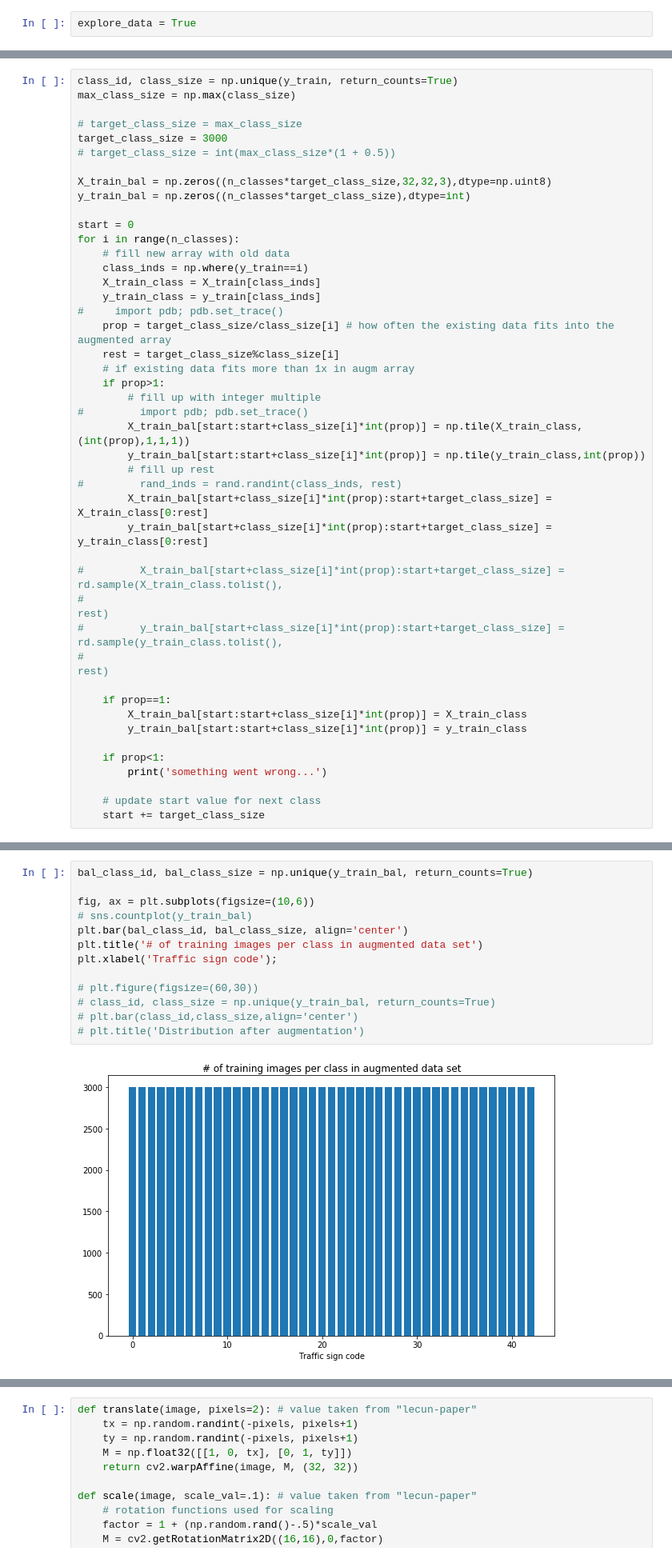
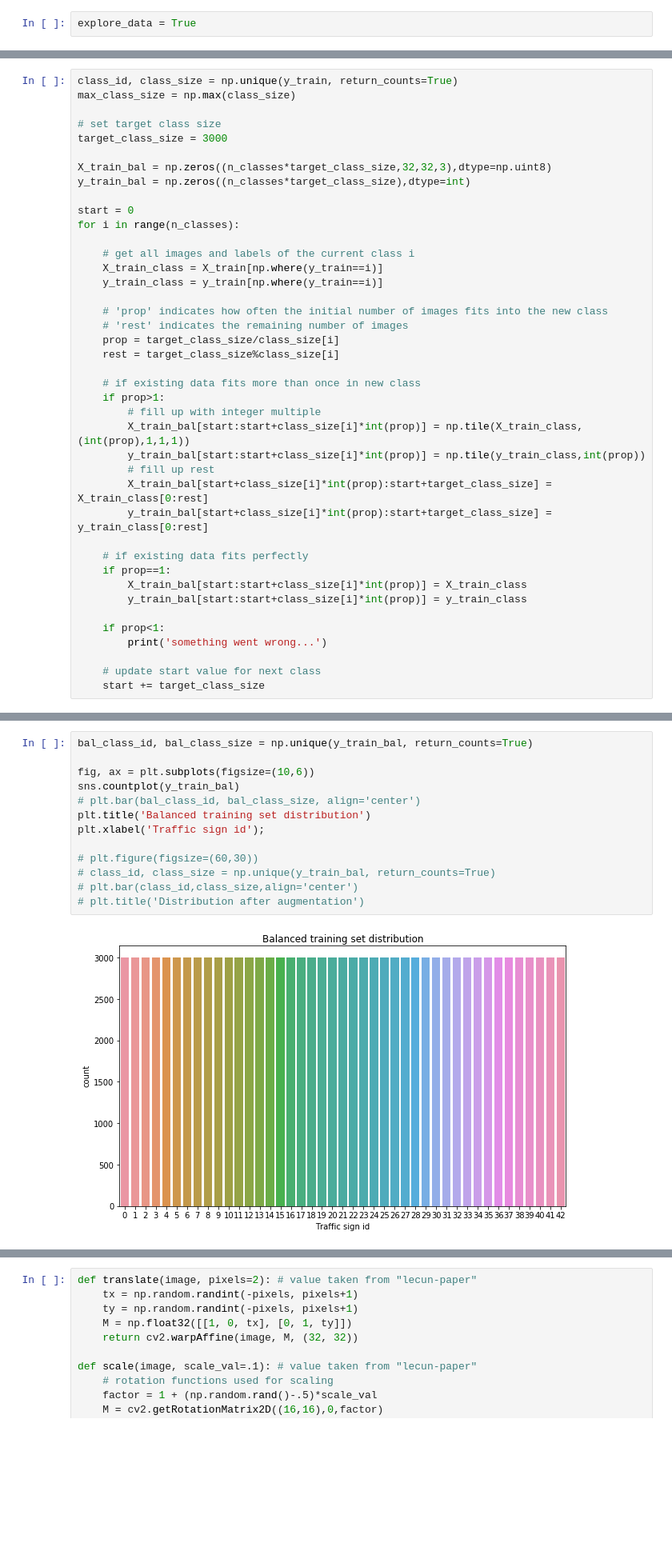
Before and after one commit to fstahl1/traffic-sign-classifier, a Jupyter notebook: Traffic_Sign_Classifier.ipynb, the cells around one changed output, grey strips where cells are left out. Shown at 80% size. Cells and saved outputs as stored; diff of their text form; blank space fills up the shorter version.

```diff
--- a/Traffic_Sign_Classifier.ipynb
+++ b/Traffic_Sign_Classifier.ipynb
@@ -188,38 +156,34 @@ plt.show()
 class_id, class_size = np.unique(y_train, return_counts=True)
 max_class_size = np.max(class_size)
 
-# target_class_size = max_class_size
+# set target class size
 target_class_size = 3000
-# target_class_size = int(max_class_size*(1 + 0.5))
 
 X_train_bal = np.zeros((n_classes*target_class_size,32,32,3),dtype=np.uint8)
 y_train_bal = np.zeros((n_classes*target_class_size),dtype=int)
 
 start = 0
 for i in range(n_classes):
-    # fill new array with old data
-    class_inds = np.where(y_train==i)
-    X_train_class = X_train[class_inds]
-    y_train_class = y_train[class_inds]
-#     import pdb; pdb.set_trace()
-    prop = target_class_size/class_size[i] # how often the existing data fits into the augmented array
+
+    # get all images and labels of the current class i
+    X_train_class = X_train[np.where(y_train==i)]
+    y_train_class = y_train[np.where(y_train==i)]
+
+    # 'prop' indicates how often the initial number of images fits into the new class
+    # 'rest' indicates the remaining number of images
+    prop = target_class_size/class_size[i]
     rest = target_class_size%class_size[i]
-    # if existing data fits more than 1x in augm array
+
+    # if existing data fits more than once in new class
     if prop>1:
         # fill up with integer multiple
-#         import pdb; pdb.set_trace()
         X_train_bal[start:start+class_size[i]*int(prop)] = np.tile(X_train_class,(int(prop),1,1,1))
         y_train_bal[start:start+class_size[i]*int(prop)] = np.tile(y_train_class,int(prop))
         # fill up rest
-#         rand_inds = rand.randint(class_inds, rest)
         X_train_bal[start+class_size[i]*int(prop):start+target_class_size] = X_train_class[0:rest]
         y_train_bal[start+class_size[i]*int(prop):start+target_class_size] = y_train_class[0:rest]
 
-#         X_train_bal[start+class_size[i]*int(prop):start+target_class_size] = rd.sample(X_train_class.tolist(),
-#                                                                                             rest)
-#         y_train_bal[start+class_size[i]*int(prop):start+target_class_size] = rd.sample(y_train_class.tolist(),
-#                                                                                             rest)
-
+    # if existing data fits perfectly
     if prop==1:
         X_train_bal[start:start+class_size[i]*int(prop)] = X_train_class
         y_train_bal[start:start+class_size[i]*int(prop)] = y_train_class
@@ -237,16 +196,16 @@ for i in range(n_classes):
 # %%
 bal_class_id, bal_class_size = np.unique(y_train_bal, return_counts=True)
 
 fig, ax = plt.subplots(figsize=(10,6))
-# sns.countplot(y_train_bal)
-plt.bar(bal_class_id, bal_class_size, align='center')
-plt.title('# of training images per class in augmented data set')
-plt.xlabel('Traffic sign code');
+sns.countplot(y_train_bal)
+# plt.bar(bal_class_id, bal_class_size, align='center')
+plt.title('Balanced training set distribution')
+plt.xlabel('Traffic sign id');
 
 # plt.figure(figsize=(60,30))
 # class_id, class_size = np.unique(y_train_bal, return_counts=True)
 # plt.bar(class_id,class_size,align='center')
 # plt.title('Distribution after augmentation')
 # %% [output]
-[figure, old version]
+[figure, new version]
 # %% [markdown]
```
Also changed, not shown: parts of 73 cells of this notebook, 8 other files.
